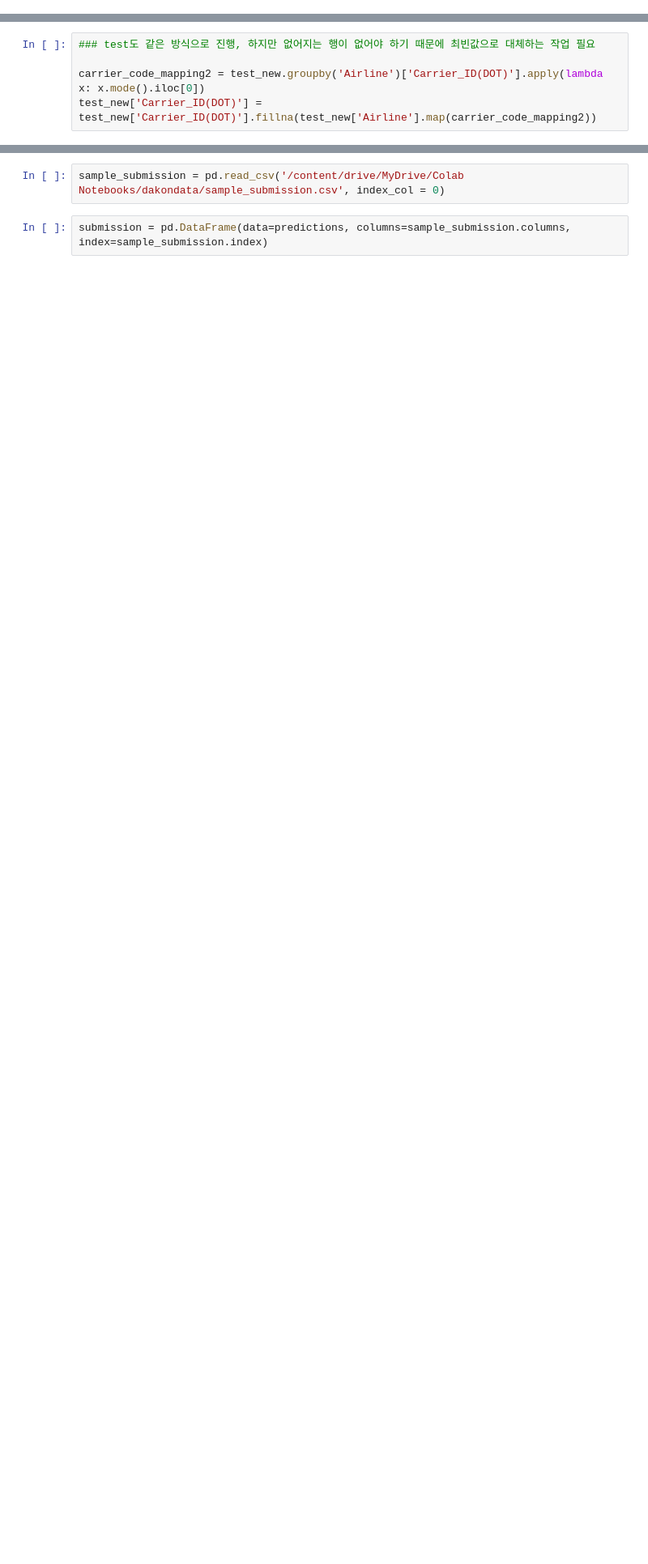
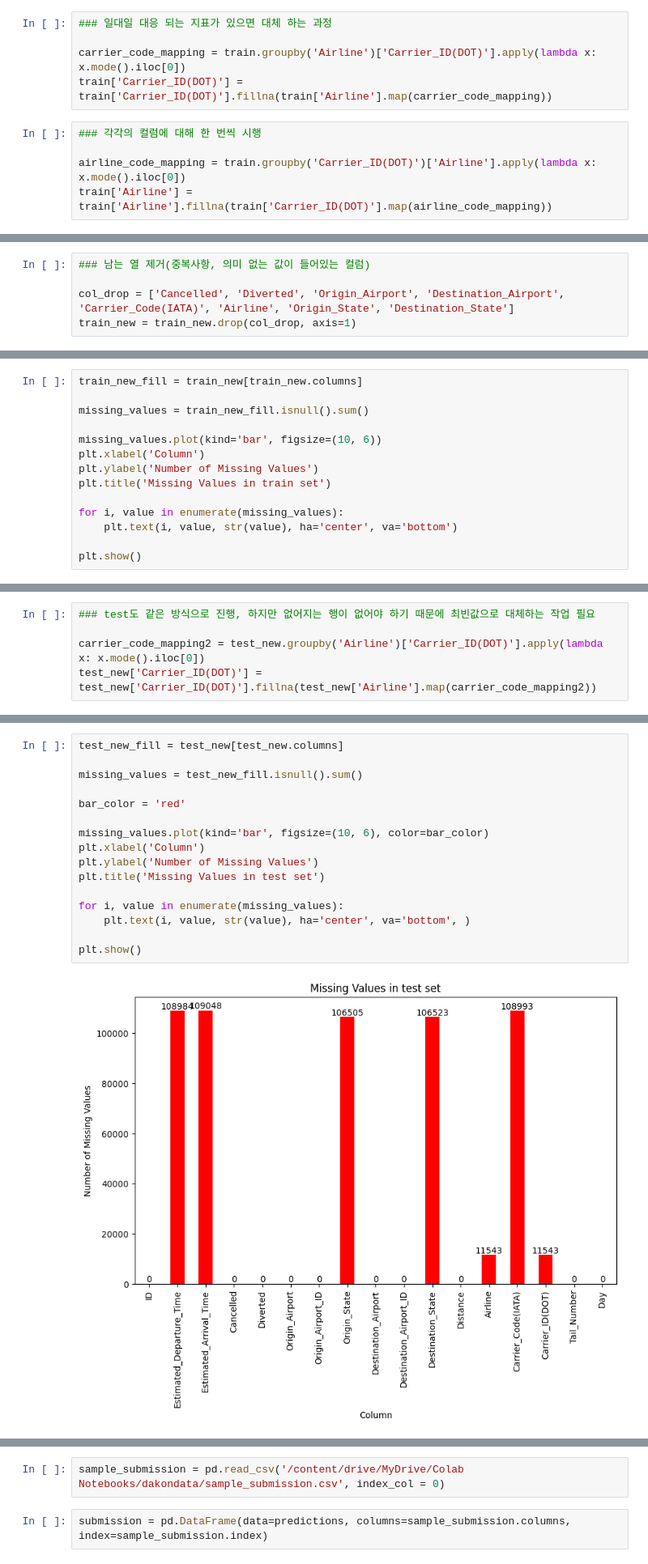
Before and after one commit to tlsehdgns1999/tlsehdgns1999, a Jupyter notebook: airline_delay.ipynb, the cells around one changed output, grey strips where cells are left out. Shown at 81% size. Cells and saved outputs as stored; diff of their text form; blank space fills up the shorter version.

```diff
--- a/airline_delay.ipynb
+++ b/airline_delay.ipynb
@@ -66,0 +167,10 @@ train_new.isnull().sum()
+# %%
+### 일대일 대응 되는 지표가 있으면 대체 하는 과정
+
+carrier_code_mapping = train.groupby('Airline')['Carrier_ID(DOT)'].apply(lambda x: x.mode().iloc[0])
+train['Carrier_ID(DOT)'] = train['Carrier_ID(DOT)'].fillna(train['Airline'].map(carrier_code_mapping))
+# %%
+### 각각의 컬럼에 대해 한 번씩 시행
+
+airline_code_mapping = train.groupby('Carrier_ID(DOT)')['Airline'].apply(lambda x: x.mode().iloc[0])
+train['Airline'] = train['Airline'].fillna(train['Carrier_ID(DOT)'].map(airline_code_mapping))
@@ -66,0 +305,5 @@ train_new.isnull().sum()
+# %%
+### 남는 열 제거(중복사항, 의미 없는 값이 들어있는 컬럼)
+
+col_drop = ['Cancelled', 'Diverted', 'Origin_Airport', 'Destination_Airport', 'Carrier_Code(IATA)', 'Airline', 'Origin_State', 'Destination_State']
+train_new = train_new.drop(col_drop, axis=1)
@@ -66,0 +394,14 @@ train_new.isnull().sum()
+# %%
+train_new_fill = train_new[train_new.columns]
+
+missing_values = train_new_fill.isnull().sum()
+
+missing_values.plot(kind='bar', figsize=(10, 6))
+plt.xlabel('Column')
+plt.ylabel('Number of Missing Values')
+plt.title('Missing Values in train set')
+
+for i, value in enumerate(missing_values):
+    plt.text(i, value, str(value), ha='center', va='bottom')
+
+plt.show()
@@ -77 +463,19 @@ test_new.isnull().sum()
+# %%
+test_new_fill = test_new[test_new.columns]
+
+missing_values = test_new_fill.isnull().sum()
+
+bar_color = 'red'
+
+missing_values.plot(kind='bar', figsize=(10, 6), color=bar_color)
+plt.xlabel('Column')
+plt.ylabel('Number of Missing Values')
+plt.title('Missing Values in test set')
+
+for i, value in enumerate(missing_values):
+    plt.text(i, value, str(value), ha='center', va='bottom', )
+
+plt.show()
+# %% [output]
+[figure, added]
 # %%
```
Also changed, not shown: parts of 95 cells of this notebook.
